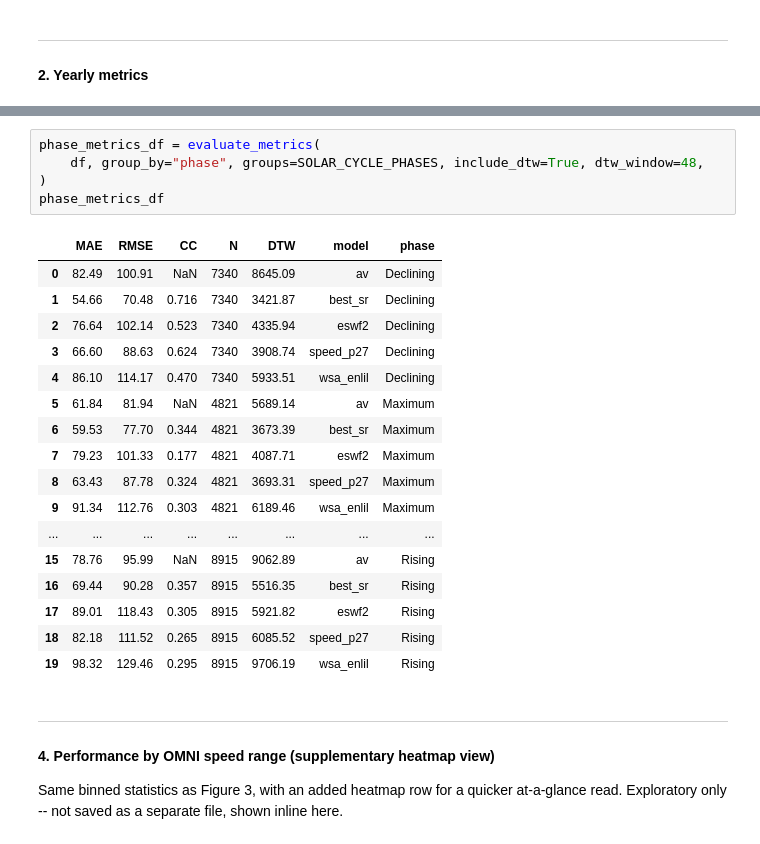
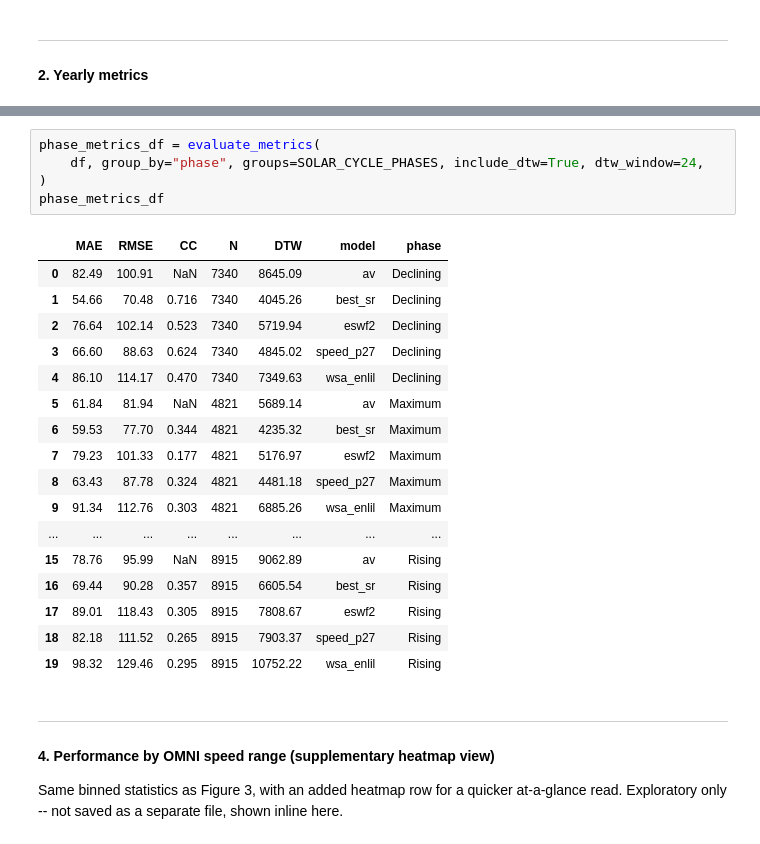
Before and after one commit to coffee77iruk/SR_SWspeed, a Jupyter notebook: notebooks/05_verify_performance.ipynb, the cells around one changed output, grey strips where cells are left out. Saved outputs shown, nothing was run; the diff lists cells and outputs as text.

```diff
--- a/notebooks/05_verify_performance.ipynb
+++ b/notebooks/05_verify_performance.ipynb
@@ -64,27 +64,27 @@ Includes Dynamic Time Warping distance (Samara et al. 2022; Edward-Inatimi et al
 `av` is the average-prediction baseline (Collin et al. 2025): a constant equal to the mean OMNI speed over the Jan-Sep training months, scoped to match each row (the single 2010-2024 training mean for the entire-period row, that phase's own training mean for each phase row -- see `evaluate_metrics()`'s docstring). Included to show that a low RMSE alone doesn't imply real predictive skill: `av`'s CC is undefined by construction (zero-variance prediction), while `best_sr`'s CC is not.
 # %%
 phase_metrics_df = evaluate_metrics(
-    df, group_by="phase", groups=SOLAR_CYCLE_PHASES, include_dtw=True, dtw_window=48,
+    df, group_by="phase", groups=SOLAR_CYCLE_PHASES, include_dtw=True, dtw_window=24,
 )
 phase_metrics_df
 # %% [output]
 |  | MAE | RMSE | CC | N | DTW | model | phase |
 | 0 | 82.49 | 100.91 | NaN | 7340 | 8645.09 | av | Declining |
-| 1 | 54.66 | 70.48 | 0.716 | 7340 | 3421.87 | best_sr | Declining |
-| 2 | 76.64 | 102.14 | 0.523 | 7340 | 4335.94 | eswf2 | Declining |
-| 3 | 66.60 | 88.63 | 0.624 | 7340 | 3908.74 | speed_p27 | Declining |
-| 4 | 86.10 | 114.17 | 0.470 | 7340 | 5933.51 | wsa_enlil | Declining |
+| 1 | 54.66 | 70.48 | 0.716 | 7340 | 4045.26 | best_sr | Declining |
+| 2 | 76.64 | 102.14 | 0.523 | 7340 | 5719.94 | eswf2 | Declining |
+| 3 | 66.60 | 88.63 | 0.624 | 7340 | 4845.02 | speed_p27 | Declining |
+| 4 | 86.10 | 114.17 | 0.470 | 7340 | 7349.63 | wsa_enlil | Declining |
 | 5 | 61.84 | 81.94 | NaN | 4821 | 5689.14 | av | Maximum |
-| 6 | 59.53 | 77.70 | 0.344 | 4821 | 3673.39 | best_sr | Maximum |
-| 7 | 79.23 | 101.33 | 0.177 | 4821 | 4087.71 | eswf2 | Maximum |
-| 8 | 63.43 | 87.78 | 0.324 | 4821 | 3693.31 | speed_p27 | Maximum |
-| 9 | 91.34 | 112.76 | 0.303 | 4821 | 6189.46 | wsa_enlil | Maximum |
+| 6 | 59.53 | 77.70 | 0.344 | 4821 | 4235.32 | best_sr | Maximum |
+| 7 | 79.23 | 101.33 | 0.177 | 4821 | 5176.97 | eswf2 | Maximum |
+| 8 | 63.43 | 87.78 | 0.324 | 4821 | 4481.18 | speed_p27 | Maximum |
+| 9 | 91.34 | 112.76 | 0.303 | 4821 | 6885.26 | wsa_enlil | Maximum |
 | ... | ... | ... | ... | ... | ... | ... | ... |
 | 15 | 78.76 | 95.99 | NaN | 8915 | 9062.89 | av | Rising |
-| 16 | 69.44 | 90.28 | 0.357 | 8915 | 5516.35 | best_sr | Rising |
-| 17 | 89.01 | 118.43 | 0.305 | 8915 | 5921.82 | eswf2 | Rising |
-| 18 | 82.18 | 111.52 | 0.265 | 8915 | 6085.52 | speed_p27 | Rising |
-| 19 | 98.32 | 129.46 | 0.295 | 8915 | 9706.19 | wsa_enlil | Rising |
+| 16 | 69.44 | 90.28 | 0.357 | 8915 | 6605.54 | best_sr | Rising |
+| 17 | 89.01 | 118.43 | 0.305 | 8915 | 7808.67 | eswf2 | Rising |
+| 18 | 82.18 | 111.52 | 0.265 | 8915 | 7903.37 | speed_p27 | Rising |
+| 19 | 98.32 | 129.46 | 0.295 | 8915 | 10752.22 | wsa_enlil | Rising |
 # %% [markdown]
 ---
 
```
Also changed, not shown: parts of 3 cells of this notebook.
